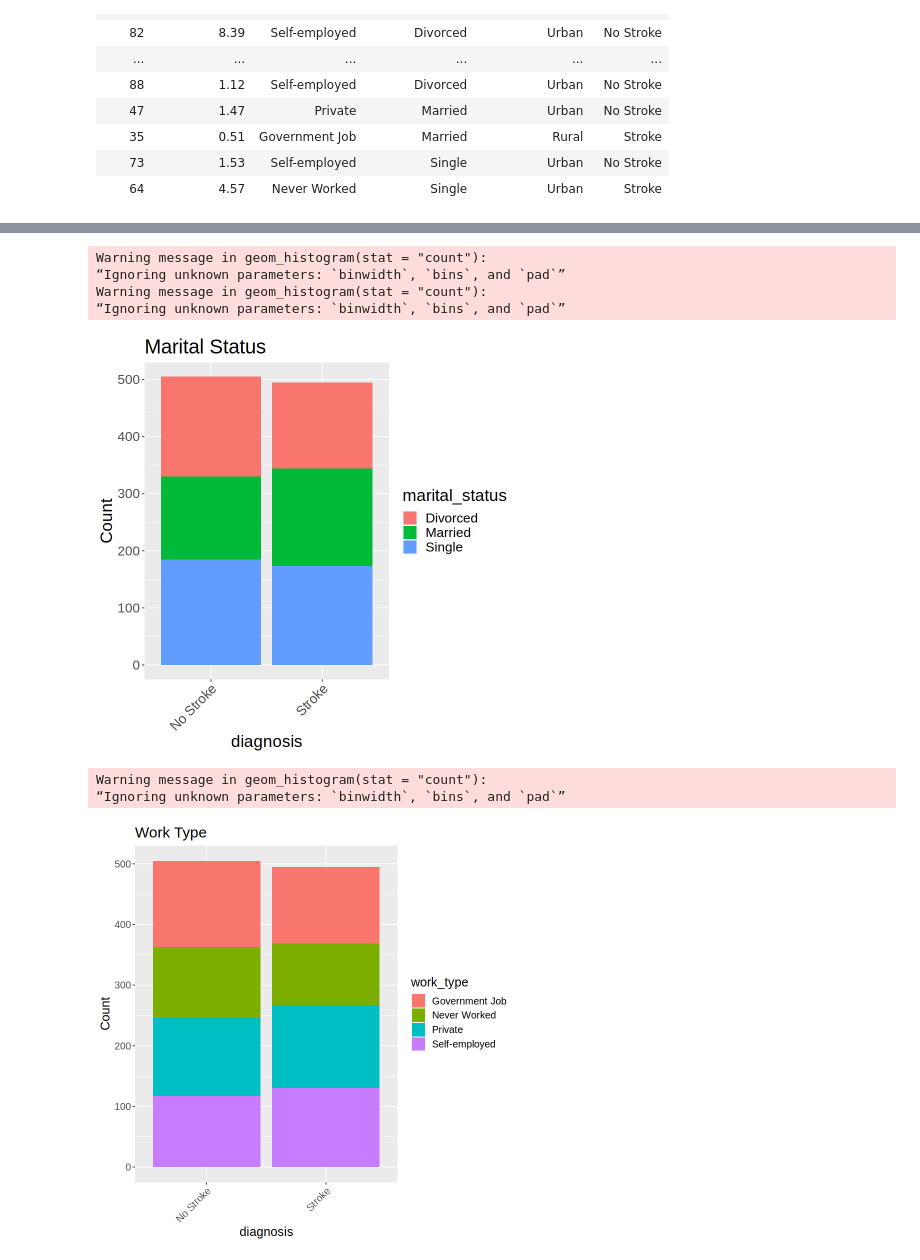
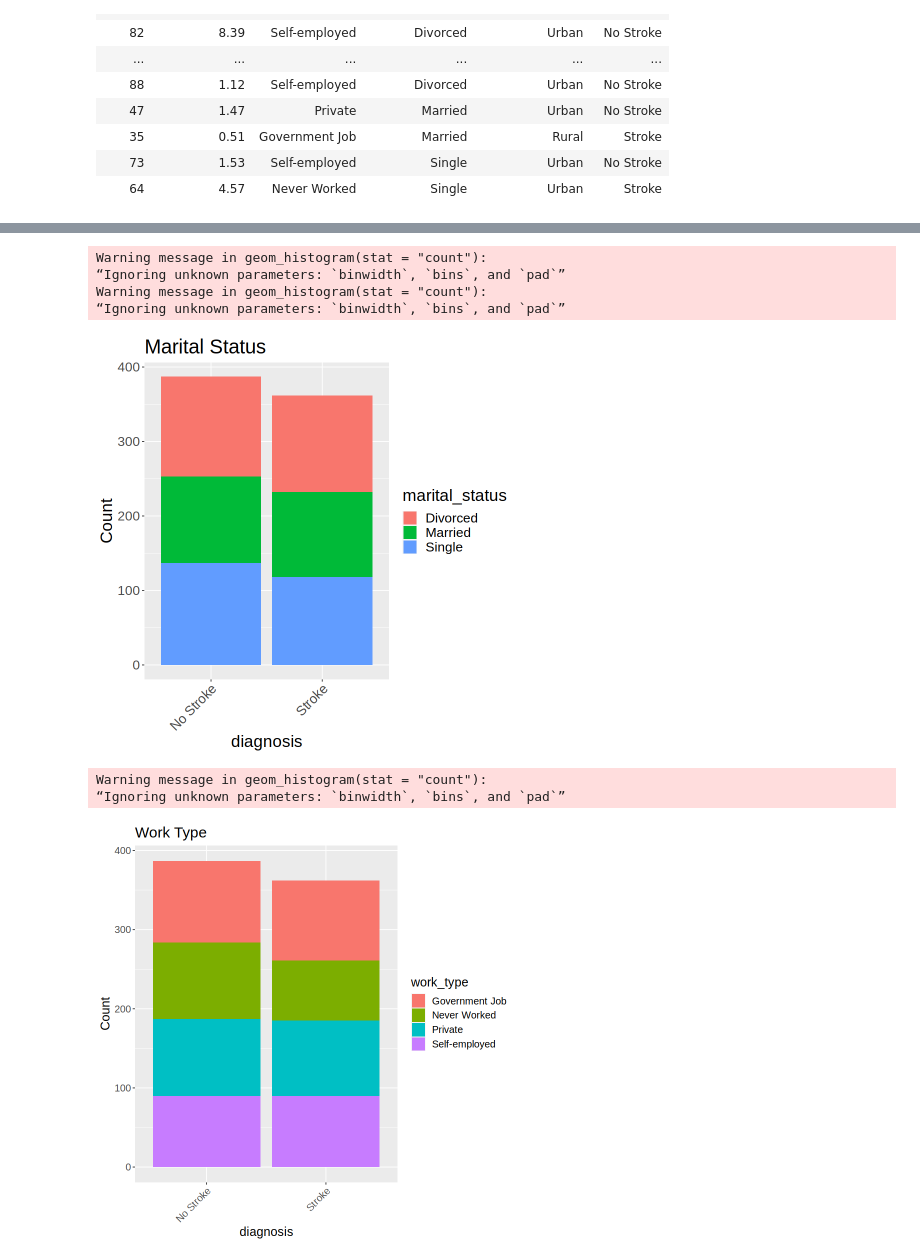
Before and after one commit to Megunight/dsci100-project, a Jupyter notebook: Stroke.project.ipynb, the cells around one changed output, grey strips where cells are left out. Drawn from its saved outputs; the diff is of its cells as text; code cells hidden in the pictures.

Commit message:
Initial Splitted the data
I split the data into training and testing (0.75).

```diff
--- a/Stroke.project.ipynb
+++ b/Stroke.project.ipynb
@@ -101,0 +112,6 @@ A tibble: 1000 × 6
+# %%
+stroke_split <- initial_split(stroke_sample, prop = 0.75, strata = diagnosis)
+stroke_training <- training(stroke_split)
+stroke_testing <- testing(stroke_split)
+
+stroke_training
@@ -102,39 +138,48 @@ A tibble: 1000 × 6
 # %%
 options(repr.plot.width = 7, repr.plot.height = 7)
 
-stroke_marital <- stroke_sample |>
+stroke_marital <- stroke_training |>
             ggplot(aes(x = diagnosis, fill = marital_status)) +
             geom_histogram(stat = "count") +
             labs(y = "Count") +
             ggtitle("Marital Status") +
             theme(text = element_text(size = 20)) +
             theme(axis.text.x = element_text(angle = 45, hjust = 1))
 stroke_marital
 
 
-stroke_work <- stroke_sample |>
+stroke_work <- stroke_training |>
             ggplot(aes(x = diagnosis, fill = work_type)) +
             geom_histogram(stat = "count") +
             labs(y = "Count") +
             ggtitle("Work Type") +
             theme(text = element_text(size = 15))  +
             theme(axis.text.x = element_text(angle = 45, hjust = 1))
 stroke_work
 
-stroke_residence <- stroke_sample |>
+stroke_residence <- stroke_training |>
             ggplot(aes(x = diagnosis, fill = residence_type)) +
             geom_histogram(stat = "count") +
             labs(y = "Count") +
             ggtitle("Residence Type") +
             theme(text = element_text(size = 15))  +
             theme(axis.text.x = element_text(angle = 45, hjust = 1))
 stroke_residence
+
+stroke_age <- stroke_training |>
+            ggplot(aes(x = diagnosis, fill = as_factor(age))) +
+            geom_histogram(stat = "count") +
+            labs(y = "Count") +
+            ggtitle("Age") +
+            theme(text = element_text(size = 15))  +
+            theme(axis.text.x = element_text(angle = 45, hjust = 1))
+stroke_age
 # %% [output]
 Warning message in geom_histogram(stat = "count"):
 “Ignoring unknown parameters: `binwidth`, `bins`, and `pad`”
 Warning message in geom_histogram(stat = "count"):
 “Ignoring unknown parameters: `binwidth`, `bins`, and `pad`”
-[figure, old version]
+[figure, new version]
 Warning message in geom_histogram(stat = "count"):
 “Ignoring unknown parameters: `binwidth`, `bins`, and `pad`”
-[figure, old version]
+[figure, new version]
```
Also changed, not shown: parts of 5 cells of this notebook.
